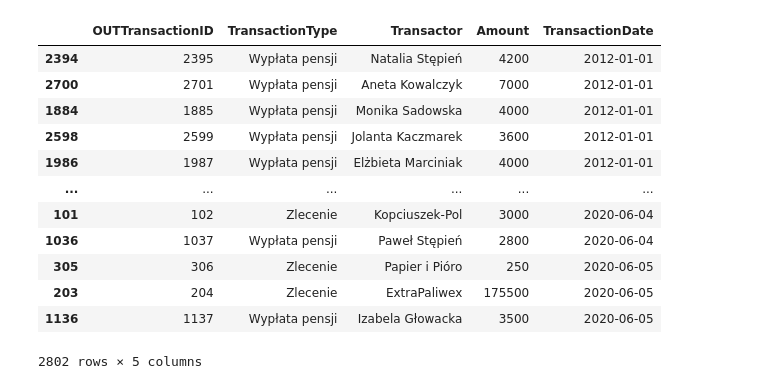
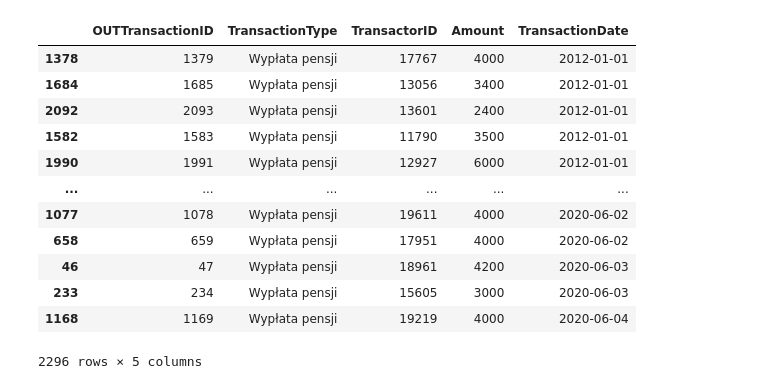
Before and after one commit to Mulares/Shipping_company_database, a Jupyter notebook: Shipping_company_database.ipynb, the cells around one changed output. Saved outputs shown, nothing was run; the diff lists cells and outputs as text; code cells hidden in the pictures.

```diff
--- a/Shipping_company_database.ipynb
+++ b/Shipping_company_database.ipynb
@@ -610,10 +663,10 @@ Incoming_Transactions
 # %%
 ############################
-#Outgoing transactions
-TransactionType = ["Zlecenie"]*306 + ["Opłata za ubezpieczenie"]*102
-Transactor_out = ContractorName
-Amount = CommissionPrice
-TransactionDate_out = MaturityDate
+# Outgoing transactions - employees
+TransactionType = []
+Transactor_out = []
+Amount = []
+TransactionDate_out = []
 
 #Wypłata pensji
 for i in range(20):
@@ -621,58 +674,59 @@ for i in range(20):
     date = HireDate_Driver[i]
     TransactionDate_out.append(date)
     TransactionType.append("Wypłata pensji")
-    Transactor_out.append(str(FirstName_Driver[i]) + ' ' + str(LastName_Driver[i]))
+    Transactor_out.append(DriverID[i])
     Amount.append(Salary_Driver[i])
 
     while date < datetime.date(2020,6,6):
         TransactionDate_out.append(date + relativedelta(months=1))
         date = date + relativedelta(months=1)
         TransactionType.append("Wypłata pensji")
-        Transactor_out.append(str(FirstName_Driver[i]) + ' ' + str(LastName_Driver[i]))
+        Transactor_out.append(DriverID[i])
         Amount.append(Salary_Driver[i])
     TransactionDate_out.pop()
     TransactionType.pop()
     Amount.pop()
     Transactor_out.pop()
 
     #Administracja
     date = HireDate_Administration[i]
     TransactionDate_out.append(date)
     TransactionType.append("Wypłata pensji")
-    Transactor_out.append(str(FirstName_Administration[i]) + ' ' + str(LastName_Administration[i]))
+    Transactor_out.append(EmployeeID[i])
     Amount.append(Salary_Administration[i])
 
     while date < datetime.date(2020,6,6):
         TransactionDate_out.append(date + relativedelta(months=1))
         date = date + relativedelta(months=1)
         TransactionType.append("Wypłata pensji")
-        Transactor_out.append(str(FirstName_Administration[i]) + ' ' + str(LastName_Administration[i]))
+        Transactor_out.append(EmployeeID[i])
         Amount.append(Salary_Administration[i])
     TransactionDate_out.pop()
     TransactionType.pop()
     Amount.pop()
     Transactor_out.pop()
 
+
 #OUTTransactionID
 OUTTransactionID = np.linspace(1,len(Amount),len(Amount), dtype=int)
 #DataFrame
-Outgoing_Transactions = pd.DataFrame(data={'OUTTransactionID':OUTTransactionID, 'TransactionType':TransactionType,'Transactor':Transactor_out,'Amount':Amount,'TransactionDate':TransactionDate_out})
-Outgoing_Transactions = Outgoing_Transactions.sort_values(by = 'TransactionDate')
-Outgoing_Transactions
+Outgoing_Transactions_employees = pd.DataFrame(data={'OUTTransactionID':OUTTransactionID, 'TransactionType':TransactionType,'TransactorID':Transactor_out,'Amount':Amount,'TransactionDate':TransactionDate_out})
+Outgoing_Transactions_employees = Outgoing_Transactions_employees.sort_values(by = 'TransactionDate')
+Outgoing_Transactions_employees
 # %% [output]
-|  | OUTTransactionID | TransactionType | Transactor | Amount | TransactionDate |
-| 2394 | 2395 | Wypłata pensji | Natalia Stępień | 4200 | 2012-01-01 |
-| 2700 | 2701 | Wypłata pensji | Aneta Kowalczyk | 7000 | 2012-01-01 |
-| 1884 | 1885 | Wypłata pensji | Monika Sadowska | 4000 | 2012-01-01 |
-| 2598 | 2599 | Wypłata pensji | Jolanta Kaczmarek | 3600 | 2012-01-01 |
-| 1986 | 1987 | Wypłata pensji | Elżbieta Marciniak | 4000 | 2012-01-01 |
+|  | OUTTransactionID | TransactionType | TransactorID | Amount | TransactionDate |
+| 1378 | 1379 | Wypłata pensji | 17767 | 4000 | 2012-01-01 |
+| 1684 | 1685 | Wypłata pensji | 13056 | 3400 | 2012-01-01 |
+| 2092 | 2093 | Wypłata pensji | 13601 | 2400 | 2012-01-01 |
+| 1582 | 1583 | Wypłata pensji | 11790 | 3500 | 2012-01-01 |
+| 1990 | 1991 | Wypłata pensji | 12927 | 6000 | 2012-01-01 |
 | ... | ... | ... | ... | ... | ... |
-| 101 | 102 | Zlecenie | Kopciuszek-Pol | 3000 | 2020-06-04 |
-| 1036 | 1037 | Wypłata pensji | Paweł Stępień | 2800 | 2020-06-04 |
-| 305 | 306 | Zlecenie | Papier i Pióro | 250 | 2020-06-05 |
-| 203 | 204 | Zlecenie | ExtraPaliwex | 175500 | 2020-06-05 |
-| 1136 | 1137 | Wypłata pensji | Izabela Głowacka | 3500 | 2020-06-05 |
+| 1077 | 1078 | Wypłata pensji | 19611 | 4000 | 2020-06-02 |
+| 658 | 659 | Wypłata pensji | 17951 | 4000 | 2020-06-02 |
+| 46 | 47 | Wypłata pensji | 18961 | 4200 | 2020-06-03 |
+| 233 | 234 | Wypłata pensji | 15605 | 3000 | 2020-06-03 |
+| 1168 | 1169 | Wypłata pensji | 19219 | 4000 | 2020-06-04 |
-2802 rows × 5 columns
+2296 rows × 5 columns
 # %%
 import mysql.connector
 # %%
```
Also changed, not shown: parts of 15 cells of this notebook, 2 other files.
